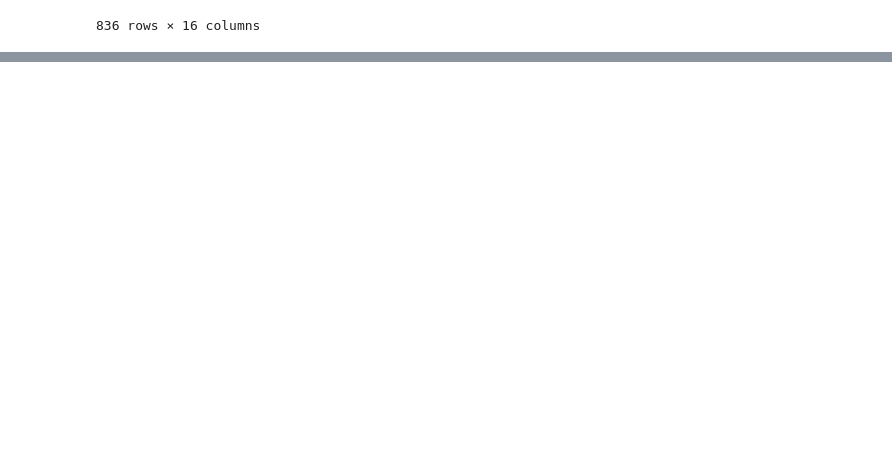
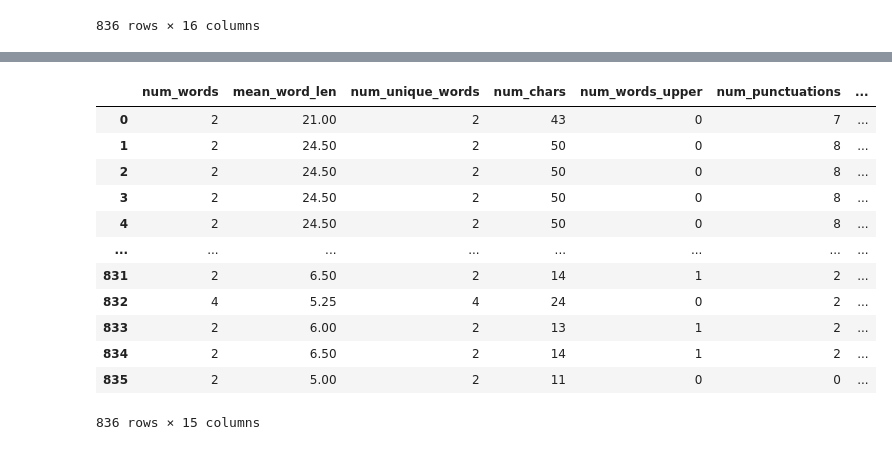
Before and after one commit to brownbishop/CommandClassifier, a Jupyter notebook: CommandsClassifier.ipynb, the cells around one changed output, grey strips where cells are left out. Saved outputs shown, nothing was run; the diff lists cells and outputs as text; code cells hidden in the pictures; blank space fills up the shorter version.

```diff
--- a/CommandsClassifier.ipynb
+++ b/CommandsClassifier.ipynb
@@ -321,4 +322,21 @@ y
 836 rows × 1 columns
+# %%
+X = X.drop('command', axis=1)
+X
+# %% [output]
+|  | num_words | mean_word_len | num_unique_words | num_chars | num_words_upper | num_punctuations | ... |
+| 0 | 2 | 21.00 | 2 | 43 | 0 | 7 | ... |
+| 1 | 2 | 24.50 | 2 | 50 | 0 | 8 | ... |
+| 2 | 2 | 24.50 | 2 | 50 | 0 | 8 | ... |
+| 3 | 2 | 24.50 | 2 | 50 | 0 | 8 | ... |
+| 4 | 2 | 24.50 | 2 | 50 | 0 | 8 | ... |
+| ... | ... | ... | ... | ... | ... | ... | ... |
+| 831 | 2 | 6.50 | 2 | 14 | 1 | 2 | ... |
+| 832 | 4 | 5.25 | 4 | 24 | 0 | 2 | ... |
+| 833 | 2 | 6.00 | 2 | 13 | 1 | 2 | ... |
+| 834 | 2 | 6.50 | 2 | 14 | 1 | 2 | ... |
+| 835 | 2 | 5.00 | 2 | 11 | 0 | 0 | ... |
+836 rows × 15 columns
 # %%
 #The dataset has three categorical columns. Normally, you would encode them with ordinal or one-hot encoding, but XGBoost has the ability to internally deal with categoricals.
 #The way to enable this feature is to cast the categorical columns into Pandas category data type (by default, they are treated as text columns):
```
Also changed, not shown: parts of 21 cells of this notebook.
